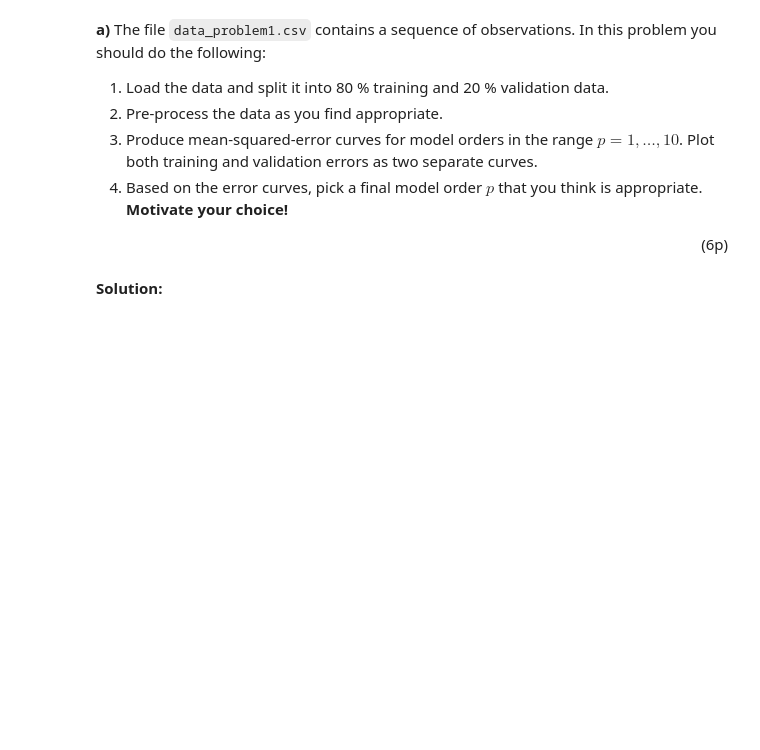
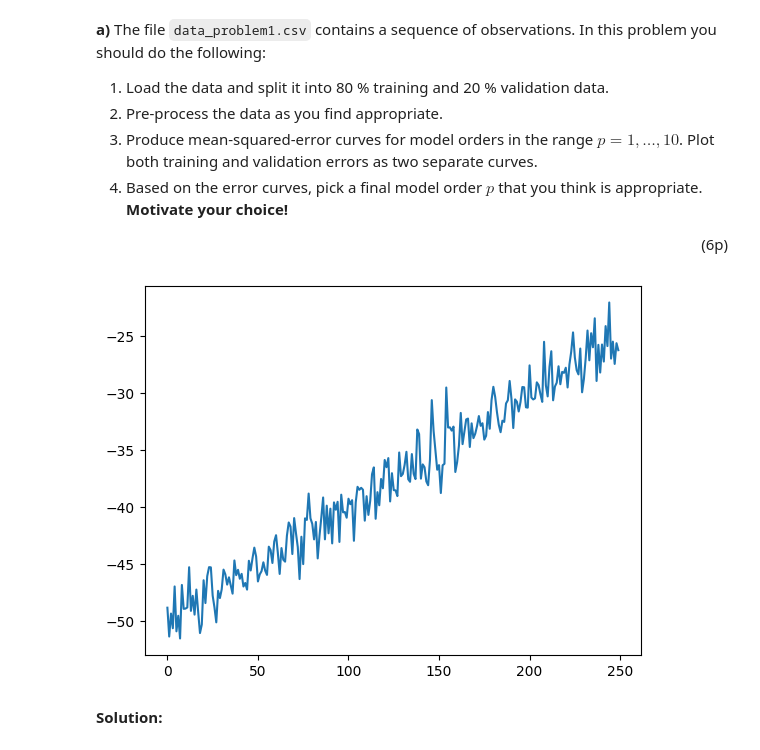
Before and after one commit to willewiik/Time-Series-and-Sequence-Learning, a Jupyter notebook: old_exams/exam_22_02_16_TS/Problem1.ipynb, the cells around one changed output. Cells and saved outputs as stored; diff of their text form; code cells hidden in the pictures; blank space fills up the shorter version.

```diff
--- a/old_exams/exam_22_02_16_TS/Problem1.ipynb
+++ b/old_exams/exam_22_02_16_TS/Problem1.ipynb
@@ -19,5 +33,9 @@ import matplotlib.pyplot as plt
 # %%
 data = pd.read_csv('data_problem1.csv', header = 0)
 y = data['Data'].values
+plt.plot(y)
+plt.show()
+# %% [output]
+[figure, added]
 # %% [markdown]
 **Solution:**
```
Also changed, not shown: parts of 6 cells of this notebook.
